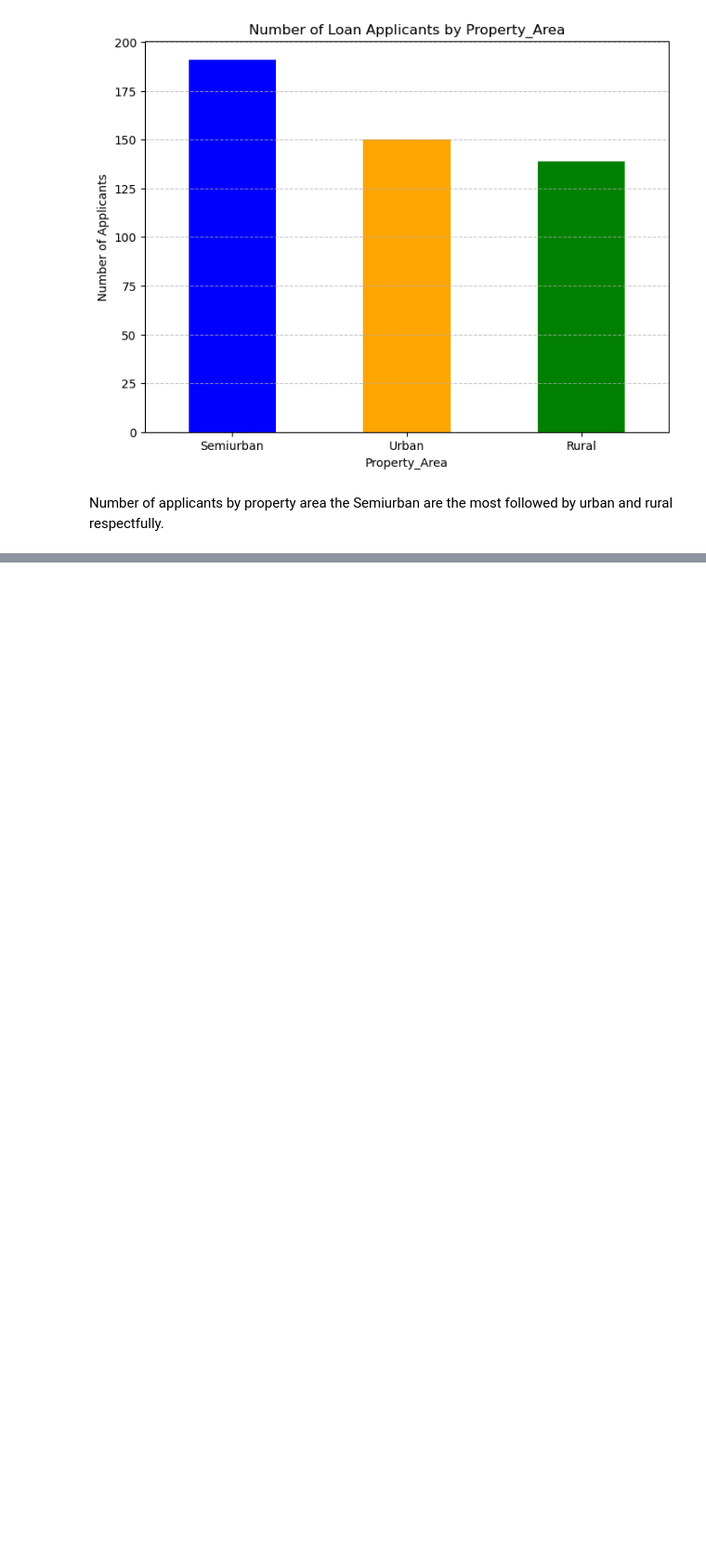
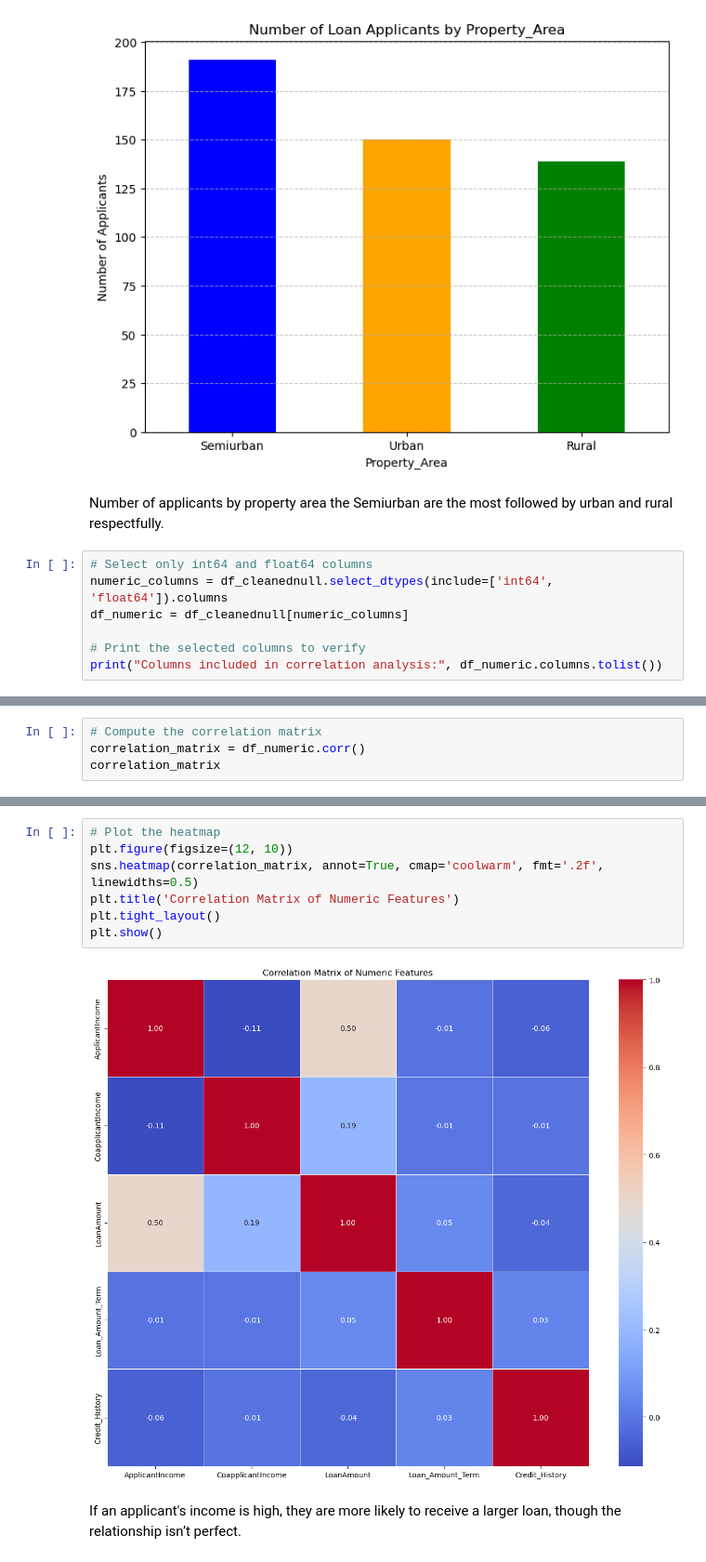
Before and after one commit to Eric-MK/loan_acceptance_prediction, a Jupyter notebook: notebook.ipynb, the cells around one changed output, grey strips where cells are left out. Shown at 93% size. Cells and saved outputs as stored; diff of their text form; blank space fills up the shorter version.

Commit message:
correlation

```diff
--- a/notebook.ipynb
+++ b/notebook.ipynb
@@ -295,3 +295,10 @@ Name: count, dtype: int64
 [figure]
 # %% [markdown]
 Number of applicants by property area the Semiurban are the most followed by urban and rural respectfully.
+# %%
+# Select only int64 and float64 columns
+numeric_columns = df_cleanednull.select_dtypes(include=['int64', 'float64']).columns
+df_numeric = df_cleanednull[numeric_columns]
+
+# Print the selected columns to verify
+print("Columns included in correlation analysis:", df_numeric.columns.tolist())
@@ -297,0 +307,4 @@ Number of applicants by property area the Semiurban are the most followed by urb
+# %%
+# Compute the correlation matrix
+correlation_matrix = df_numeric.corr()
+correlation_matrix
@@ -297,0 +318,11 @@ Number of applicants by property area the Semiurban are the most followed by urb
+# %%
+# Plot the heatmap
+plt.figure(figsize=(12, 10))
+sns.heatmap(correlation_matrix, annot=True, cmap='coolwarm', fmt='.2f', linewidths=0.5)
+plt.title('Correlation Matrix of Numeric Features')
+plt.tight_layout()
+plt.show()
+# %% [output]
+[figure, added]
+# %% [markdown]
+If an applicant's income is high, they are more likely to receive a larger loan, though the relationship isn’t perfect.
```
Also changed, not shown: parts of 2 cells of this notebook.
